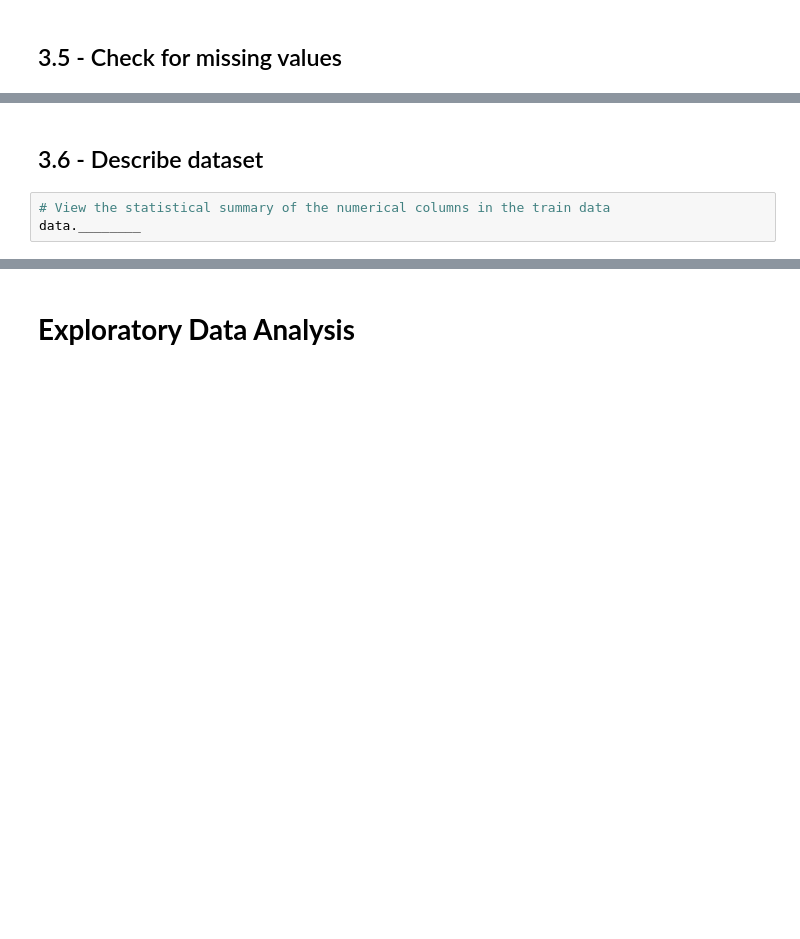
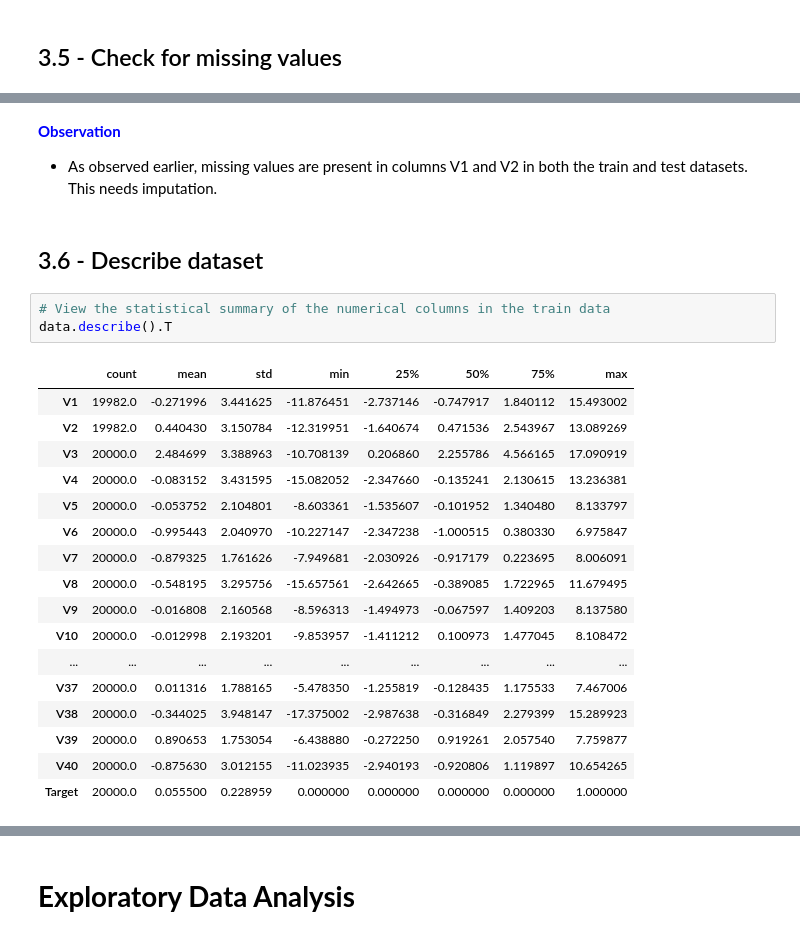
Before and after one commit to RashmiJK/PGP-AIML-ReneWind-NN, a Jupyter notebook: renewind_nn.ipynb, the cells around one changed output, grey strips where cells are left out. Saved outputs shown, nothing was run; the diff lists cells and outputs as text; blank space fills up the shorter version.

```diff
--- a/renewind_nn.ipynb
+++ b/renewind_nn.ipynb
@@ -248,5 +332,26 @@ data_test.isnull().sum()
+# %% [markdown]
+<span style="color: blue;"> **Observation**</span>
+* As observed earlier, missing values are present in columns V1 and V2 in both the train and test datasets. This needs imputation.
 # %% [markdown]
 ## 3.6 - Describe dataset
 # %%
 # View the statistical summary of the numerical columns in the train data
-data.________
+data.describe().T
+# %% [output]
+|  | count | mean | std | min | 25% | 50% | 75% | max |
+| V1 | 19982.0 | -0.271996 | 3.441625 | -11.876451 | -2.737146 | -0.747917 | 1.840112 | 15.493002 |
+| V2 | 19982.0 | 0.440430 | 3.150784 | -12.319951 | -1.640674 | 0.471536 | 2.543967 | 13.089269 |
+| V3 | 20000.0 | 2.484699 | 3.388963 | -10.708139 | 0.206860 | 2.255786 | 4.566165 | 17.090919 |
+| V4 | 20000.0 | -0.083152 | 3.431595 | -15.082052 | -2.347660 | -0.135241 | 2.130615 | 13.236381 |
+| V5 | 20000.0 | -0.053752 | 2.104801 | -8.603361 | -1.535607 | -0.101952 | 1.340480 | 8.133797 |
+| V6 | 20000.0 | -0.995443 | 2.040970 | -10.227147 | -2.347238 | -1.000515 | 0.380330 | 6.975847 |
+| V7 | 20000.0 | -0.879325 | 1.761626 | -7.949681 | -2.030926 | -0.917179 | 0.223695 | 8.006091 |
+| V8 | 20000.0 | -0.548195 | 3.295756 | -15.657561 | -2.642665 | -0.389085 | 1.722965 | 11.679495 |
+| V9 | 20000.0 | -0.016808 | 2.160568 | -8.596313 | -1.494973 | -0.067597 | 1.409203 | 8.137580 |
+| V10 | 20000.0 | -0.012998 | 2.193201 | -9.853957 | -1.411212 | 0.100973 | 1.477045 | 8.108472 |
+| ... | ... | ... | ... | ... | ... | ... | ... | ... |
+| V37 | 20000.0 | 0.011316 | 1.788165 | -5.478350 | -1.255819 | -0.128435 | 1.175533 | 7.467006 |
+| V38 | 20000.0 | -0.344025 | 3.948147 | -17.375002 | -2.987638 | -0.316849 | 2.279399 | 15.289923 |
+| V39 | 20000.0 | 0.890653 | 1.753054 | -6.438880 | -0.272250 | 0.919261 | 2.057540 | 7.759877 |
+| V40 | 20000.0 | -0.875630 | 3.012155 | -11.023935 | -2.940193 | -0.920806 | 1.119897 | 10.654265 |
+| Target | 20000.0 | 0.055500 | 0.228959 | 0.000000 | 0.000000 | 0.000000 | 0.000000 | 1.000000 |
```
Also changed, not shown: parts of 18 cells of this notebook.
